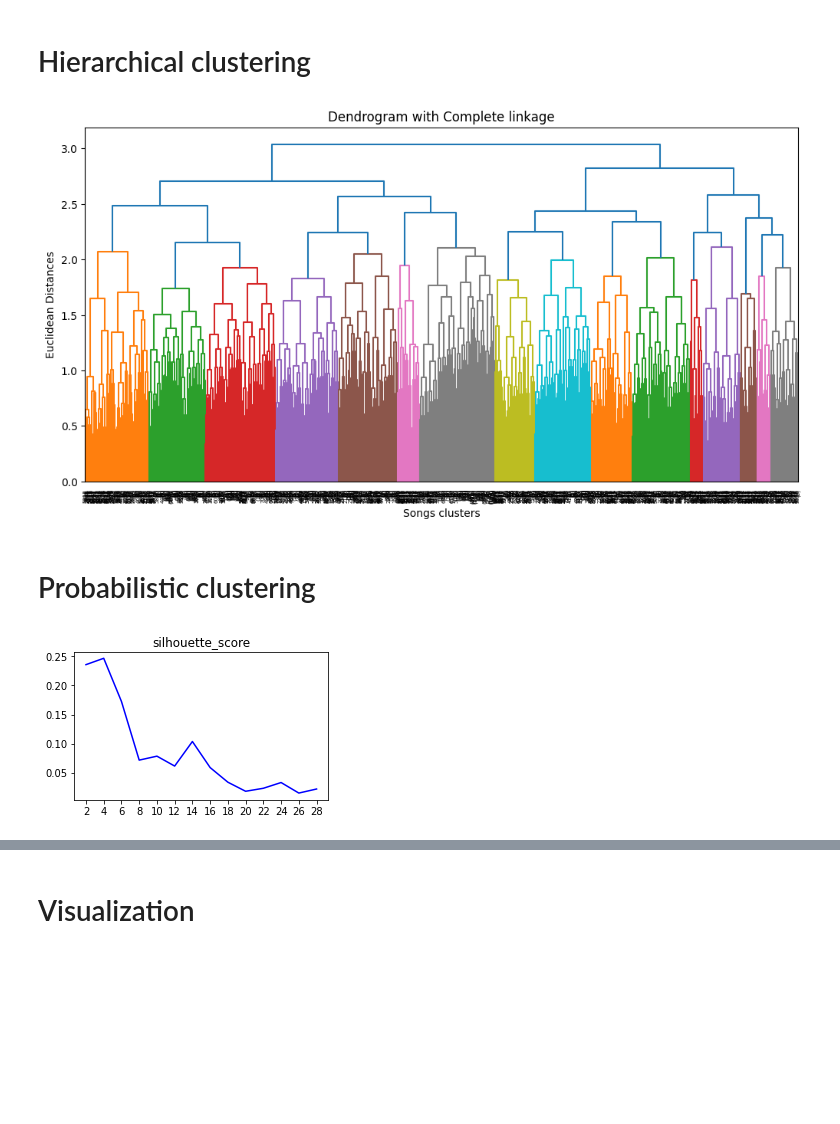
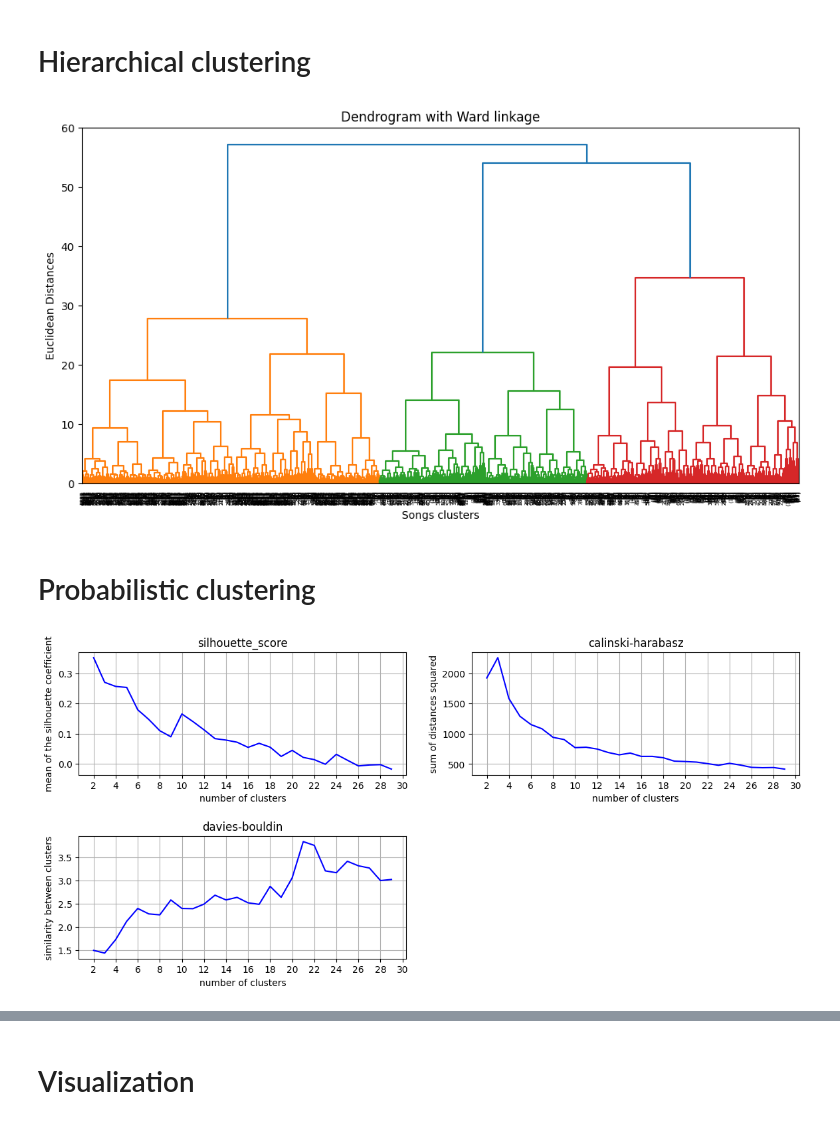
Before and after one commit to adgiz05/spotify_unsupervised_learning, a Jupyter notebook: main.ipynb, the cells around one changed output, grey strips where cells are left out. Saved outputs shown, nothing was run; the diff lists cells and outputs as text; code cells hidden in the pictures; blank space fills up the shorter version.

Commit message:
visualization of all clusters for each model

```diff
--- a/main.ipynb
+++ b/main.ipynb
@@ -94,9 +95,8 @@ def elbow_score(dataset, labels, model):
 
     return curr_elb
 
-
 def clustering_metrics(dataset, model_str, range_, plot=False, save=False):
-    elb, sil, c_h, d_b = [], [], [], []
+    elb, sil, c_h, d_b, aic_bic = [], [], [], [], []
 
     #for k in tqdm(range_):
     for k in range_:
@@ -135,8 +135,11 @@ def clustering_metrics(dataset, model_str, range_, plot=False, save=False):
             plt.xticks(range(2, 32, 2))
             plt.xlabel('number of clusters')
             plt.ylabel(y_label[title])
+            plt.grid(visible=True)
             plt.plot(range_, values, 'b-')
-            if save is True: plt.savefig(f'./images/{model_str}_metrics.png')
+        if save is True: plt.savefig(f'./images/{model_str}_metrics.png')
+
+
 
     return metrics
 # %% [markdown]
@@ -196,17 +199,17 @@ def visualize_dendrogram(dataset, n_clusters=None):
     dendrogram(linkage_matrix, truncate_mode="level", p=3)
 # %%
 plt.figure(figsize=(12, 6))
-dendro = shc.dendrogram(shc.linkage(dataset, method="complete"), truncate_mode="level", p=10)
-plt.title("Dendrogram with Complete linkage")
+dendro = shc.dendrogram(shc.linkage(dataset, method="ward"), truncate_mode="level", p=10)
+plt.title("Dendrogram with Ward linkage")
 plt.ylabel("Euclidean Distances")
 plt.xlabel("Songs clusters")
 #plt.show()
-plt.savefig('./images/dendro_complete.png')
+plt.savefig('./images/dendro_ward.png')
 # %% [output]
-[figure, old version]
+[figure, new version]
 # %% [markdown]
 # Probabilistic clustering
 # %%
-metrics = clustering_metrics(dataset, 'gaussian', range(2, 30, 2), plot=True)
+metrics = clustering_metrics(dataset, 'gaussian', range(2, 30), plot=True, save=True)
 # %% [output]
-[figure, old version]
+[figure, new version]
```
Also changed, not shown: parts of 5 cells of this notebook, 4 other files.
